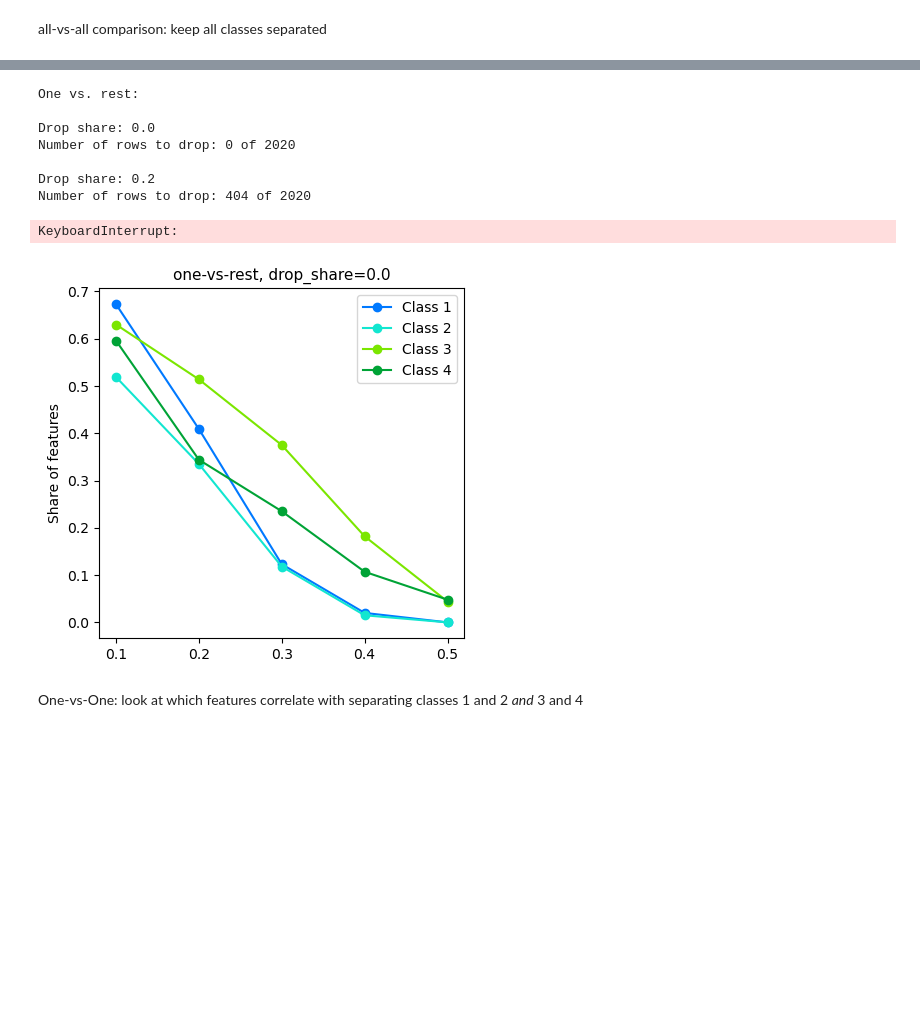
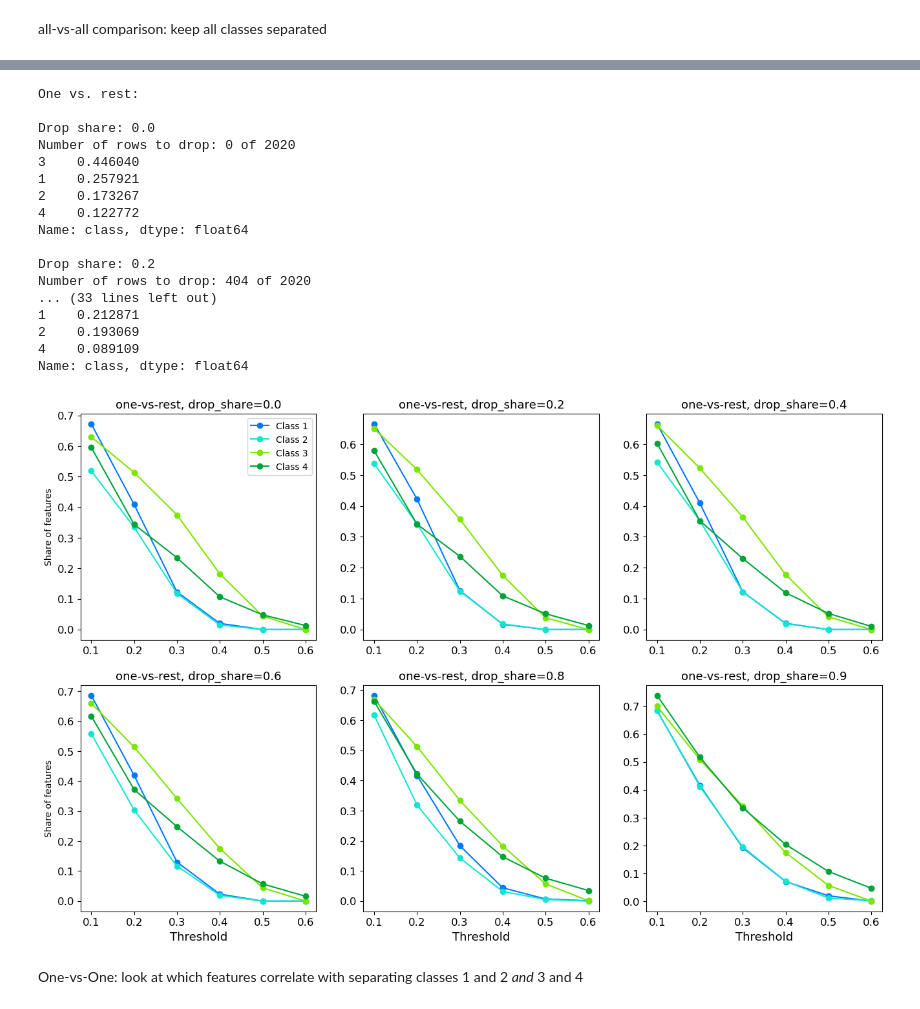
Before and after one commit to jespeols/MPCAS, a Jupyter notebook: MVE441_StatLearning/Exam/code/data_exploration.ipynb, the cells around one changed output, grey strips where cells are left out. Cells and saved outputs as stored; diff of their text form; code cells hidden in the pictures; blank space fills up the shorter version.

```diff
--- a/MVE441_StatLearning/Exam/code/data_exploration.ipynb
+++ b/MVE441_StatLearning/Exam/code/data_exploration.ipynb
@@ -202,8 +219,8 @@ y_3_classes = df_3_classes['class'].values
 # write to file
 df_3_classes.to_csv(os.path.join('data', 'data_3_classes.txt'), sep='\t', index=False)
 
-colors_classes = ["#0079FF", "#7BE600", "#00A336"]
-visualize_classes(X_3_classes, y_3_classes, colors_classes)
+colors_3_classes = ["#0079FF", "#7BE600", "#00A336"]
+visualize_classes(X_3_classes, y_3_classes, colors_3_classes)
 # %% [output]
 [figure]
 # %%
@@ -240,8 +257,8 @@ y_5_classes = df_5_classes['class'].values
 # write to file
 df_5_classes.to_csv(os.path.join('data', 'data_5_classes.txt'), sep='\t', index=False)
 
-colors_classes = ["#0079FF", "#12E6D0", "#7BE600", "#00A336", "#A40106"]
-visualize_classes(X_5_classes, y_5_classes, colors_classes)
+colors_5_classes = ["#0079FF", "#12E6D0", "#7BE600", "#00A336", "#A40106"]
+visualize_classes(X_5_classes, y_5_classes, colors_5_classes)
 # %% [output]
 Number of rows to separate: 450
 [figure]
@@ -310,44 +331,57 @@ num_classes = len(df_dropna['class'].unique())
 
 plt.figure(figsize=(16, 10))
 
-drop_shares = [0.0, 0.2, 0.5, 0.8, 0.9]
+drop_shares = [0.0, 0.2, 0.4, 0.6, 0.8, 0.9]
 print("One vs. rest:")
 for i, drop_share in enumerate(drop_shares):
     rows_to_drop = df_dropna.sample(frac=drop_share, random_state=1234).index
     print(f"\nDrop share: {drop_share:.1f}")
     print(f'Number of rows to drop: {len(rows_to_drop)} of {num_samples_dropna}')
     df_dropped = df_dropna.drop(rows_to_drop)
+    print(df_dropped['class'].value_counts(normalize=True))
 
     num_significant_features = []
     for class_label in range(1, num_classes+1):
         df_class = df_dropped.copy()
         df_class[df_class['class'] != class_label] = 0 # set all other classes to 0
 
         corr_class = df_class.corr(method='pearson')
         feature_corr_class = corr_class.iloc[1:, 0]
         num_significant_features.append(get_share_features_with_corr(feature_corr_class, thresholds))
 
     plt.subplot(2, 3, i+1)
-    plt.title(f'one-vs-rest, drop_share={drop_share}', fontsize=11)
+    plt.title(f'one-vs-rest, drop_share={drop_share}', fontsize=13)
     for class_label in range(1, num_classes+1):
         plt.plot(thresholds, num_significant_features[class_label-1], marker='o',
                  label=f'Class {class_label}', color=colors_classes[class_label-1])
-    plt.xlabel('Threshold') if i > 2 else None
+    plt.xlabel('Threshold', fontsize=13) if i > 2 else None
     plt.ylabel('Share of features') if i % 3 == 0 else None
-    plt.xticks(thresholds)
+    plt.xticks(thresholds, fontsize=12)
+    plt.yticks(fontsize=12)
     plt.legend() if i == 0 else None
 
+path = "results/Q1/1d/corr_features_labels_one_vs_rest.png"
+plt.savefig(path, dpi=300, bbox_inches='tight')
 plt.show()
 # %% [output]
 One vs. rest:
 
 Drop share: 0.0
 Number of rows to drop: 0 of 2020
+3    0.446040
+1    0.257921
+2    0.173267
+4    0.122772
+Name: class, dtype: float64
 
 Drop share: 0.2
 Number of rows to drop: 404 of 2020
+... (33 lines left out)
+1    0.212871
+2    0.193069
+4    0.089109
+Name: class, dtype: float64
-KeyboardInterrupt:
-[figure, old version]
+[figure, new version]
 # %% [markdown]
 One-vs-One: look at which features correlate with separating classes 1 and 2 *and* 3 and 4
 # %%
```
Also changed, not shown: parts of 6 cells of this notebook, 1 other file.
